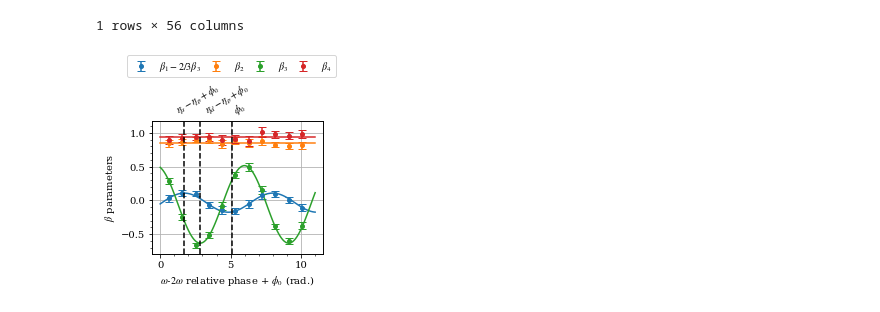
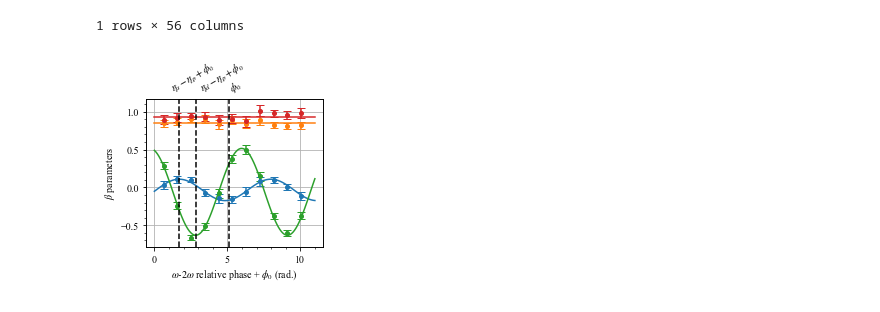
Before and after one commit to DaehyunPY/FERMI20144077, a Jupyter notebook: Notebooks/fig_he_beta_good2_gauss3.ipynb, the cells around one changed output. Saved outputs shown, nothing was run; the diff lists cells and outputs as text; code cells hidden in the pictures.

```diff
--- a/Notebooks/fig_he_beta_good2_gauss3.ipynb
+++ b/Notebooks/fig_he_beta_good2_gauss3.ipynb
@@ -68,33 +68,33 @@ for key, label in [['he_beta1m3', r'$\beta_1 - 2/3 \beta_3$'],
 
 xlim = plt.xlim()
 plt.locator_params(axis='x', steps=[1, 5, 10])
 plt.locator_params(axis='y', steps=[1, 5, 10])
 plt.grid(True)
 
 plt.twiny()
 plt.xlim(*xlim)
 prop = {'color': 'k', 'linestyle': '--'}
 vlines = [
     {'at': f[f'he_beta1m3_shift_value']%(2*np.pi),
      'rough': 1,
      'label': r'$\eta_s-\eta_p+\phi_0$'},
     {'at': f[f'he_beta3_shift_value']%(2*np.pi) - np.pi,
      'rough': 3,
      'label': r'$\eta_d-\eta_p+\phi_0$'},
     {'at': phi0, 'rough': 5, 'label': r'$\phi_0$'},
 ]
 
 for v in vlines:
     plt.axvline(v['at'], **prop)
 
 plt.xticks([v['rough'] for v in vlines], [v['label'] for v in vlines],
            rotation=30, ha='left')
 plt.tick_params(axis='x', which='both', length=0)
 
-plt.figlegend(loc='upper right', ncol=4, columnspacing=0.5, bbox_to_anchor=(1, 1))
+# plt.figlegend(loc='upper right', ncol=4, columnspacing=0.5, bbox_to_anchor=(1, 1))
 plt.tight_layout()
-plt.subplots_adjust(top=0.725)
+# plt.subplots_adjust(top=0.725)
 plt.savefig('fig_he_beta_good2_gauss3.pdf')
 plt.show()
 # %% [output]
-[figure, old version]
+[figure, new version]
```
